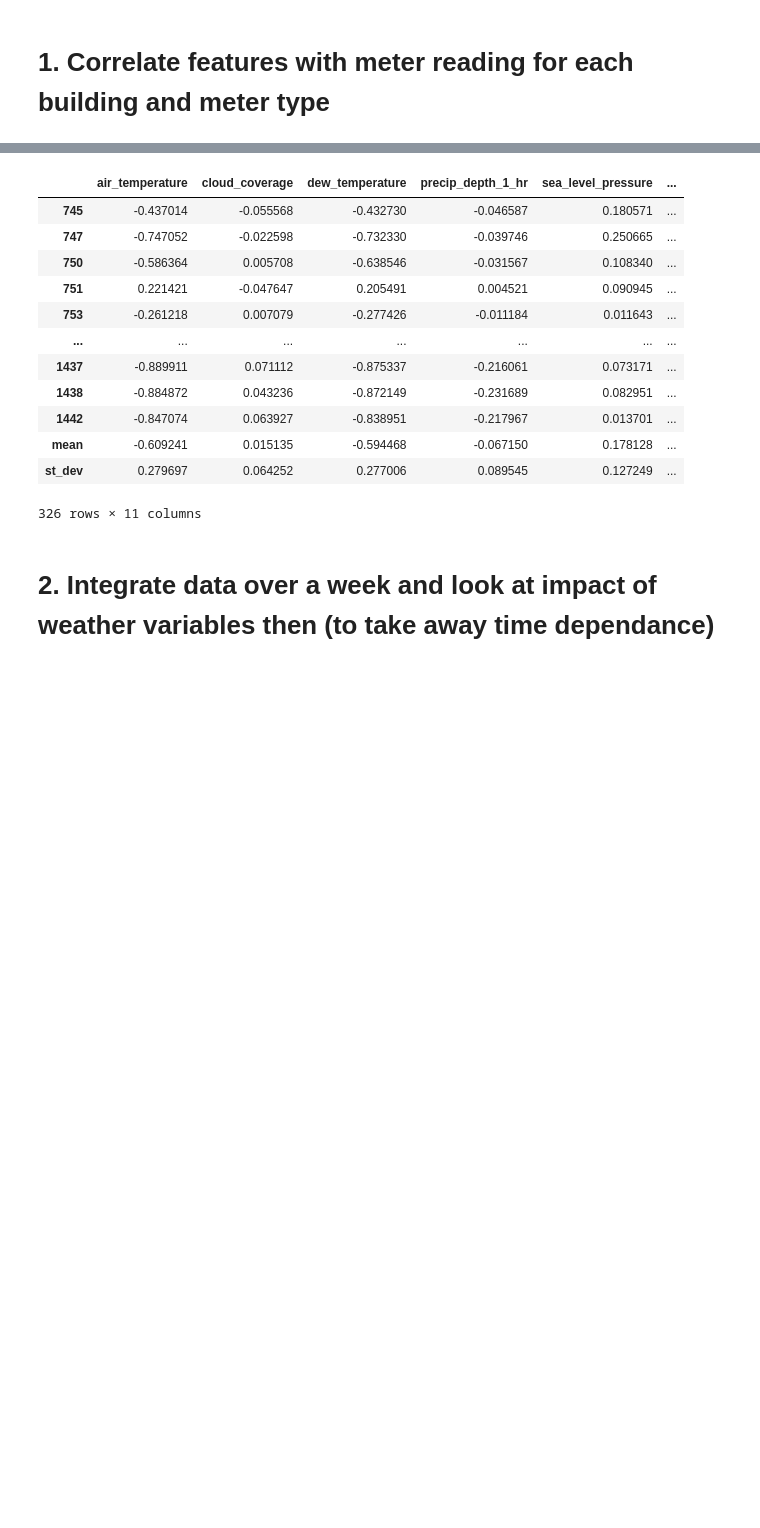
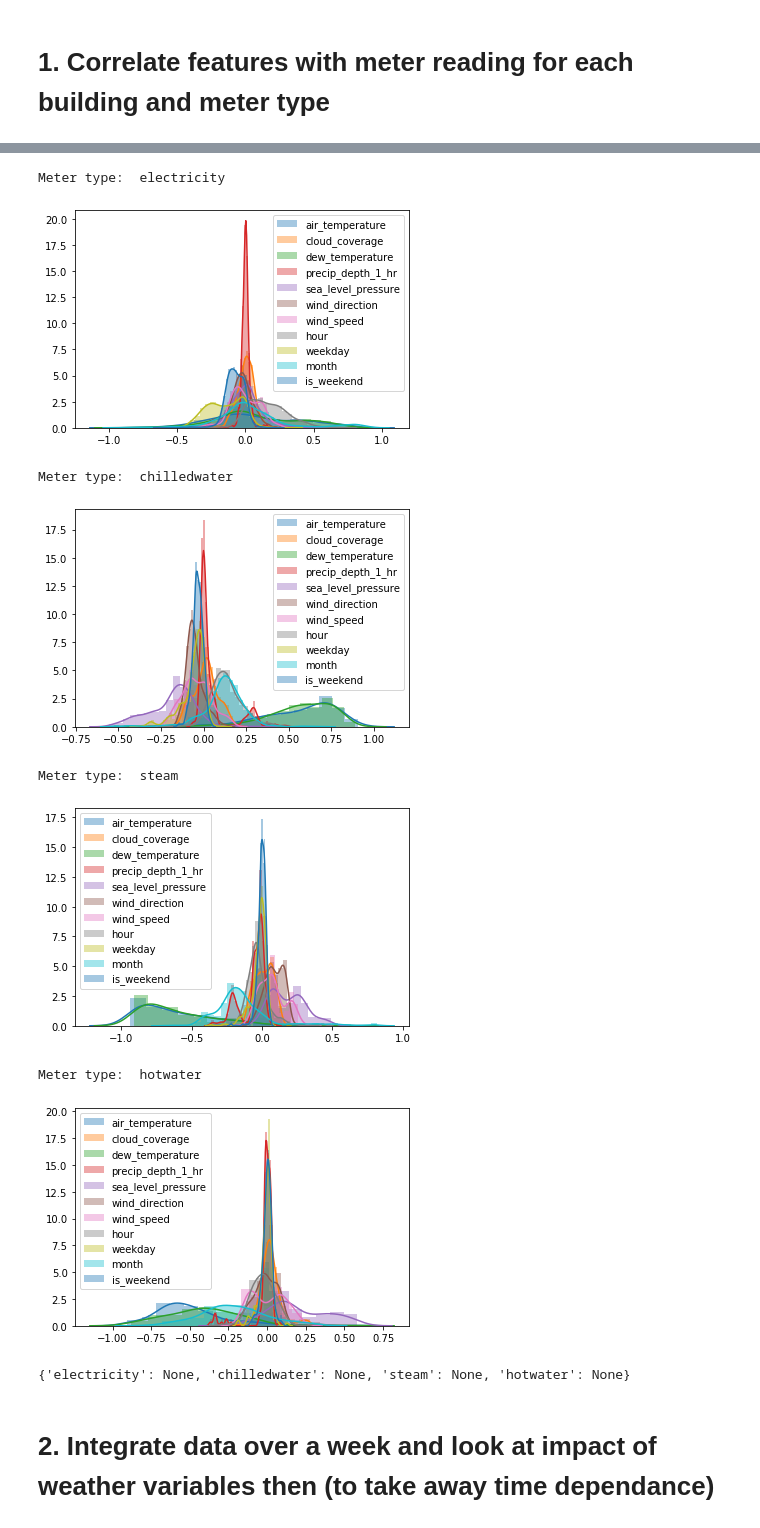
Before and after one commit to StephanieWillis/ASHRAE, a Jupyter notebook: ASHRAE_Kaggle_examine_correlations.ipynb, the cells around one changed output, grey strips where cells are left out. Cells and saved outputs as stored; diff of their text form; code cells hidden in the pictures; blank space fills up the shorter version.

```diff
--- a/ASHRAE_Kaggle_examine_correlations.ipynb
+++ b/ASHRAE_Kaggle_examine_correlations.ipynb
@@ -44,8 +44,8 @@ small_train_all_dict['electricity']
 CORRELATORS = ['air_temperature', 'cloud_coverage', 'dew_temperature','precip_depth_1_hr', 'sea_level_pressure',
                'wind_direction','wind_speed', 'hour', 'weekday', 'month', 'is_weekend']
 # %%
-hourly_correlations = exp.loop_through_meters_apply_correlation_operation(exp.produce_correlation_df,
-                                                                       train_all_dict,
-                                                                        correlators=CORRELATORS)
+hourly_correlations = exp.loop_through_meters_apply_operation(exp.produce_correlation_df,
+                                                               train_all_dict,
+                                                               correlators=CORRELATORS)
 # %% [output]
 Meter type:  electricity
@@ -64,19 +55,17 @@ Meter type:  steam
-# %%
-hourly_correlations['steam']
-# %% [output]
-|  | air_temperature | cloud_coverage | dew_temperature | precip_depth_1_hr | sea_level_pressure | ... |
-| 745 | -0.437014 | -0.055568 | -0.432730 | -0.046587 | 0.180571 | ... |
-| 747 | -0.747052 | -0.022598 | -0.732330 | -0.039746 | 0.250665 | ... |
-| 750 | -0.586364 | 0.005708 | -0.638546 | -0.031567 | 0.108340 | ... |
-| 751 | 0.221421 | -0.047647 | 0.205491 | 0.004521 | 0.090945 | ... |
-| 753 | -0.261218 | 0.007079 | -0.277426 | -0.011184 | 0.011643 | ... |
-| ... | ... | ... | ... | ... | ... | ... |
-| 1437 | -0.889911 | 0.071112 | -0.875337 | -0.216061 | 0.073171 | ... |
-| 1438 | -0.884872 | 0.043236 | -0.872149 | -0.231689 | 0.082951 | ... |
-| 1442 | -0.847074 | 0.063927 | -0.838951 | -0.217967 | 0.013701 | ... |
-| mean | -0.609241 | 0.015135 | -0.594468 | -0.067150 | 0.178128 | ... |
-| st_dev | 0.279697 | 0.064252 | 0.277006 | 0.089545 | 0.127249 | ... |
-326 rows × 11 columns
+# %%
+exp.loop_through_meters_apply_operation(
+    exp.plot_correlation_distribution,
+    hourly_correlations)
+# %% [output]
+Meter type:  electricity
+[figure, added]
+Meter type:  chilledwater
+[figure, added]
+Meter type:  steam
+[figure, added]
+Meter type:  hotwater
+[figure, added]
+{'electricity': None, 'chilledwater': None, 'steam': None, 'hotwater': None}
 # %% [markdown]
 # 2. Integrate data over a week and look at impact of weather variables then (to take away time dependance)
 # %%
```
Also changed, not shown: parts of 11 cells of this notebook, 2 other files.
